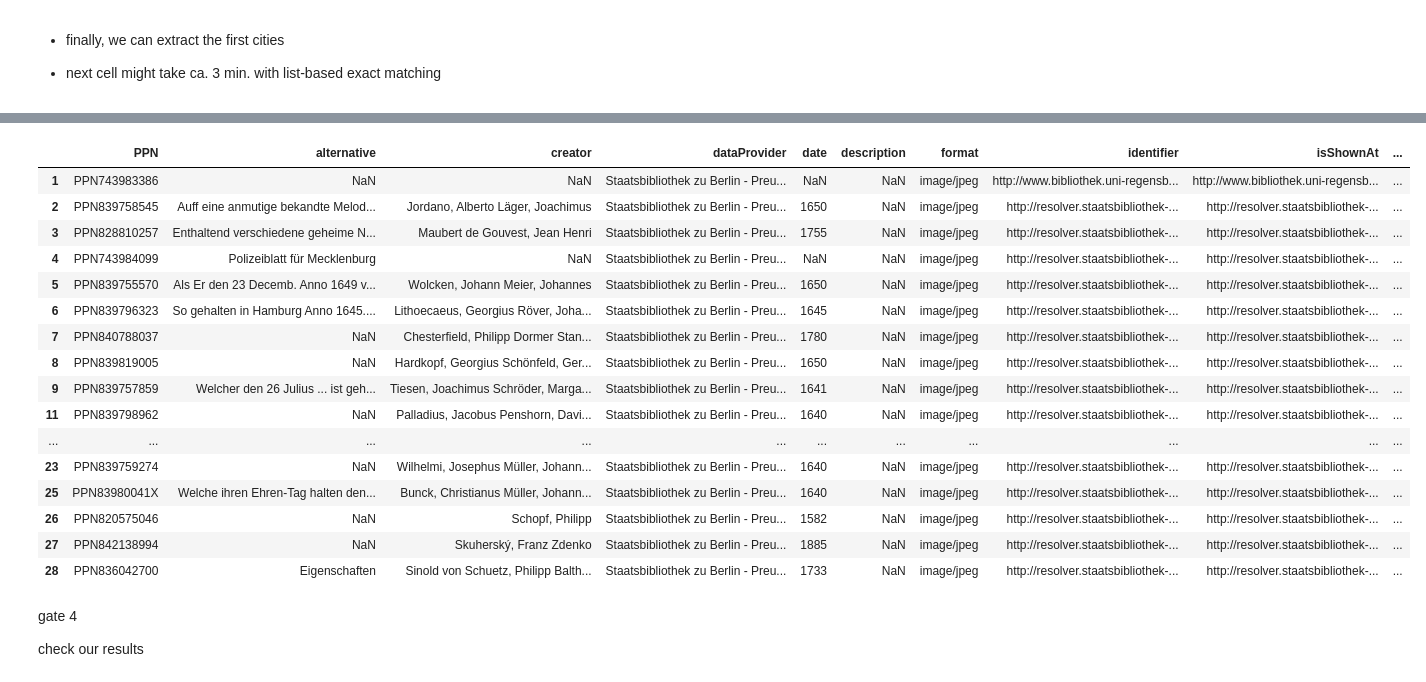
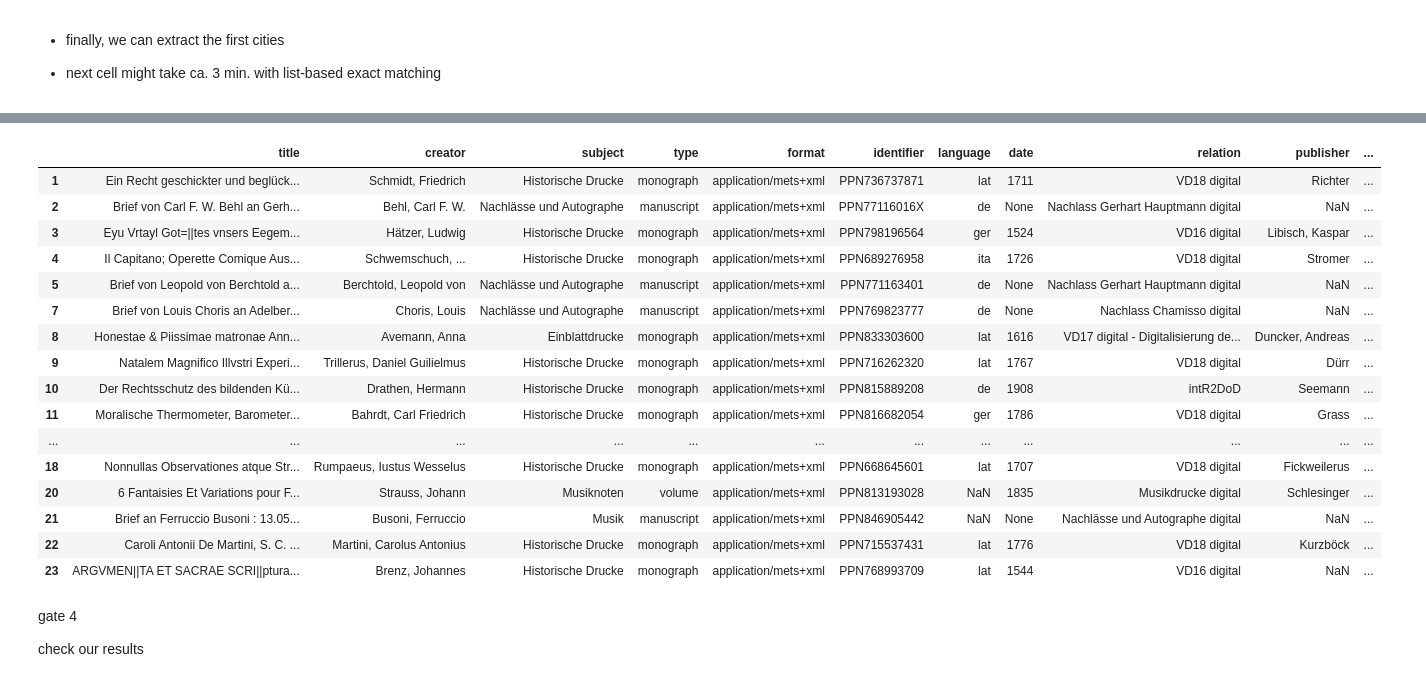
Before and after one commit to elektrobohemian/SBBrowse2018, a Jupyter notebook: DataProcessing.ipynb, the cells around one changed output, grey strips where cells are left out. Saved outputs shown, nothing was run; the diff lists cells and outputs as text; code cells hidden in the pictures.

```diff
--- a/DataProcessing.ipynb
+++ b/DataProcessing.ipynb
@@ -226,7 +265,7 @@ The records are then saved locally to work with them later. For the sake of simp
 # %%
 savedRecords=[]
 if allowDownloads:
-    printLog("Starting OAI record download...")
+    printLog("Starting OAI-PMH record download...")
     # initialize some variables for counting and saving the metadata records
     savedDocs=0
     # 2:15 h for 100k
@@ -241,11 +280,15 @@ if allowDownloads:
             savedDocs=savedDocs+1
             # save the current record to the "savedRecords" array
             savedRecords.append(record.metadata)
-            if savedDocs%1000==0:
+            if savedDocs%10000==0:
                 printLog("Downloaded %d of %d records."%(savedDocs,maxDocs))
         # if so, end the processing of the for-loop
         else:
             break # break ends the processing of the loop
 
-    printLog("Finished OAI download of "+str(len(savedRecords))+" records.")
+    printLog("Finished OAI-PMH download of "+str(len(savedRecords))+" records.")
     pickle.dump( savedRecords, open( "save_120k_dc_all.pickle", "wb" ) )
+else:
+    printLog("Loading OAI-PMH records from disk...")
+    savedRecords=pickle.load( open( "save_120k_dc_all.pickle", "rb" ) )
+    printLog("Done.")
@@ -371,18 +475,25 @@ for record in savedRecords:
             #values[k].append(record.get(k,["None"])[0].encode('ISO-8859-1'))
             if k in record:
                 value=record.get(k)[0]
-                if value.isdigit():
-                    value=int(value)
-                else:
-                    #p27 value=value.encode('ISO-8859-1')
-                    value=value.encode('ISO-8859-1').decode("utf-8", "backslashreplace")
+                if value:
+                    if value.isdigit():
+                        value=int(value)
+                    else:
+                        #p27 value=value.encode('ISO-8859-1')
+                        #value=value.encode('ISO-8859-1').decode("utf-8", "backslashreplace")
+                        value=value
                 values[k].append(value)
                 # get the PPN
                 if k=="identifier":
-                    if len(record["identifier"])>1:
-                        ppn=str(record.get(k)[1])
-                    else:
-                        ppn=str(record.get(k)[0])
+                    #if len(record["identifier"])>1:
+                    #    ppn=str(record.get(k)[1])
+                    #else:
+                    #    ppn=str(record.get(k)[0])
+                    ppn=""
+                    for r in record["identifier"]:
+                        if r.startswith("PPN"):
+                            ppn=r
+                            break
                     values["PPN"].append(ppn)
             else:
                 values[k].append(np.nan)
@@ -648,7 +760,7 @@ dc=DataCleaner()
 #for row in df.iterrows():
 #    print dc.cleanSpatialText(str(row[1]["spatial"]))
 
-df['spatialClean'] = df.spatial.apply(dc.cleanSpatialText)
+df['spatialClean'] = df.coverage.apply(dc.cleanSpatialText)
 df['dateClean'] = df.date.apply(dc.cleanAncientYearStrict)
 # %% [markdown]
 gate 2
@@ -1239,23 +1320,23 @@ printLog("Done.")
 # %%
-df3[df3.spatial.notnull()].head(20)
+df3[df3.coverage.notnull()].head(20)
 # %% [output]
-|  | PPN | alternative | creator | dataProvider | date | description | format | identifier | isShownAt | ... |
-| 1 | PPN743983386 | NaN | NaN | Staatsbibliothek zu Berlin - Preu... | NaN | NaN | image/jpeg | http://www.bibliothek.uni-regensb... | http://www.bibliothek.uni-regensb... | ... |
-| 2 | PPN839758545 | Auff eine anmutige bekandte Melod... | Jordano, Alberto Läger, Joachimus | Staatsbibliothek zu Berlin - Preu... | 1650 | NaN | image/jpeg | http://resolver.staatsbibliothek-... | http://resolver.staatsbibliothek-... | ... |
-| 3 | PPN828810257 | Enthaltend verschiedene geheime N... | Maubert de Gouvest, Jean Henri | Staatsbibliothek zu Berlin - Preu... | 1755 | NaN | image/jpeg | http://resolver.staatsbibliothek-... | http://resolver.staatsbibliothek-... | ... |
-| 4 | PPN743984099 | Polizeiblatt für Mecklenburg | NaN | Staatsbibliothek zu Berlin - Preu... | NaN | NaN | image/jpeg | http://resolver.staatsbibliothek-... | http://resolver.staatsbibliothek-... | ... |
-| 5 | PPN839755570 | Als Er den 23 Decemb. Anno 1649 v... | Wolcken, Johann Meier, Johannes | Staatsbibliothek zu Berlin - Preu... | 1650 | NaN | image/jpeg | http://resolver.staatsbibliothek-... | http://resolver.staatsbibliothek-... | ... |
-| 6 | PPN839796323 | So gehalten in Hamburg Anno 1645.... | Lithoecaeus, Georgius Röver, Joha... | Staatsbibliothek zu Berlin - Preu... | 1645 | NaN | image/jpeg | http://resolver.staatsbibliothek-... | http://resolver.staatsbibliothek-... | ... |
-| 7 | PPN840788037 | NaN | Chesterfield, Philipp Dormer Stan... | Staatsbibliothek zu Berlin - Preu... | 1780 | NaN | image/jpeg | http://resolver.staatsbibliothek-... | http://resolver.staatsbibliothek-... | ... |
-| 8 | PPN839819005 | NaN | Hardkopf, Georgius Schönfeld, Ger... | Staatsbibliothek zu Berlin - Preu... | 1650 | NaN | image/jpeg | http://resolver.staatsbibliothek-... | http://resolver.staatsbibliothek-... | ... |
-| 9 | PPN839757859 | Welcher den 26 Julius ... ist geh... | Tiesen, Joachimus Schröder, Marga... | Staatsbibliothek zu Berlin - Preu... | 1641 | NaN | image/jpeg | http://resolver.staatsbibliothek-... | http://resolver.staatsbibliothek-... | ... |
-| 11 | PPN839798962 | NaN | Palladius, Jacobus Penshorn, Davi... | Staatsbibliothek zu Berlin - Preu... | 1640 | NaN | image/jpeg | http://resolver.staatsbibliothek-... | http://resolver.staatsbibliothek-... | ... |
-| ... | ... | ... | ... | ... | ... | ... | ... | ... | ... | ... |
-| 23 | PPN839759274 | NaN | Wilhelmi, Josephus Müller, Johann... | Staatsbibliothek zu Berlin - Preu... | 1640 | NaN | image/jpeg | http://resolver.staatsbibliothek-... | http://resolver.staatsbibliothek-... | ... |
-| 25 | PPN83980041X | Welche ihren Ehren-Tag halten den... | Bunck, Christianus Müller, Johann... | Staatsbibliothek zu Berlin - Preu... | 1640 | NaN | image/jpeg | http://resolver.staatsbibliothek-... | http://resolver.staatsbibliothek-... | ... |
-| 26 | PPN820575046 | NaN | Schopf, Philipp | Staatsbibliothek zu Berlin - Preu... | 1582 | NaN | image/jpeg | http://resolver.staatsbibliothek-... | http://resolver.staatsbibliothek-... | ... |
-| 27 | PPN842138994 | NaN | Skuherský, Franz Zdenko | Staatsbibliothek zu Berlin - Preu... | 1885 | NaN | image/jpeg | http://resolver.staatsbibliothek-... | http://resolver.staatsbibliothek-... | ... |
-| 28 | PPN836042700 | Eigenschaften | Sinold von Schuetz, Philipp Balth... | Staatsbibliothek zu Berlin - Preu... | 1733 | NaN | image/jpeg | http://resolver.staatsbibliothek-... | http://resolver.staatsbibliothek-... | ... |
+|  | title | creator | subject | type | format | identifier | language | date | relation | publisher | ... |
+| 1 | Ein Recht geschickter und beglück... | Schmidt, Friedrich | Historische Drucke | monograph | application/mets+xml | PPN736737871 | lat | 1711 | VD18 digital | Richter | ... |
+| 2 | Brief von Carl F. W. Behl an Gerh... | Behl, Carl F. W. | Nachlässe und Autographe | manuscript | application/mets+xml | PPN77116016X | de | None | Nachlass Gerhart Hauptmann digital | NaN | ... |
+| 3 | Eyu Vrtayl Got=||tes vnsers Eegem... | Hätzer, Ludwig | Historische Drucke | monograph | application/mets+xml | PPN798196564 | ger | 1524 | VD16 digital | Libisch, Kaspar | ... |
+| 4 | Il Capitano; Operette Comique Aus... | Schwemschuch, ... | Historische Drucke | monograph | application/mets+xml | PPN689276958 | ita | 1726 | VD18 digital | Stromer | ... |
+| 5 | Brief von Leopold von Berchtold a... | Berchtold, Leopold von | Nachlässe und Autographe | manuscript | application/mets+xml | PPN771163401 | de | None | Nachlass Gerhart Hauptmann digital | NaN | ... |
+| 7 | Brief von Louis Choris an Adelber... | Choris, Louis | Nachlässe und Autographe | manuscript | application/mets+xml | PPN769823777 | de | None | Nachlass Chamisso digital | NaN | ... |
+| 8 | Honestae & Piissimae matronae Ann... | Avemann, Anna | Einblattdrucke | monograph | application/mets+xml | PPN833303600 | lat | 1616 | VD17 digital - Digitalisierung de... | Duncker, Andreas | ... |
+| 9 | Natalem Magnifico Illvstri Experi... | Trillerus, Daniel Guilielmus | Historische Drucke | monograph | application/mets+xml | PPN716262320 | lat | 1767 | VD18 digital | Dürr | ... |
+| 10 | Der Rechtsschutz des bildenden Kü... | Drathen, Hermann | Historische Drucke | monograph | application/mets+xml | PPN815889208 | de | 1908 | intR2DoD | Seemann | ... |
+| 11 | Moralische Thermometer, Barometer... | Bahrdt, Carl Friedrich | Historische Drucke | monograph | application/mets+xml | PPN816682054 | ger | 1786 | VD18 digital | Grass | ... |
+| ... | ... | ... | ... | ... | ... | ... | ... | ... | ... | ... | ... |
+| 18 | Nonnullas Observationes atque Str... | Rumpaeus, Iustus Wesselus | Historische Drucke | monograph | application/mets+xml | PPN668645601 | lat | 1707 | VD18 digital | Fickweilerus | ... |
+| 20 | 6 Fantaisies Et Variations pour F... | Strauss, Johann | Musiknoten | volume | application/mets+xml | PPN813193028 | NaN | 1835 | Musikdrucke digital | Schlesinger | ... |
+| 21 | Brief an Ferruccio Busoni : 13.05... | Busoni, Ferruccio | Musik | manuscript | application/mets+xml | PPN846905442 | NaN | None | Nachlässe und Autographe digital | NaN | ... |
+| 22 | Caroli Antonii De Martini, S. C. ... | Martini, Carolus Antonius | Historische Drucke | monograph | application/mets+xml | PPN715537431 | lat | 1776 | VD18 digital | Kurzböck | ... |
+| 23 | ARGVMEN||TA ET SACRAE SCRI||ptura... | Brenz, Johannes | Historische Drucke | monograph | application/mets+xml | PPN768993709 | lat | 1544 | VD16 digital | NaN | ... |
 # %% [markdown]
 gate 4
 
```
Also changed, not shown: parts of 72 cells of this notebook, 2 other files.
